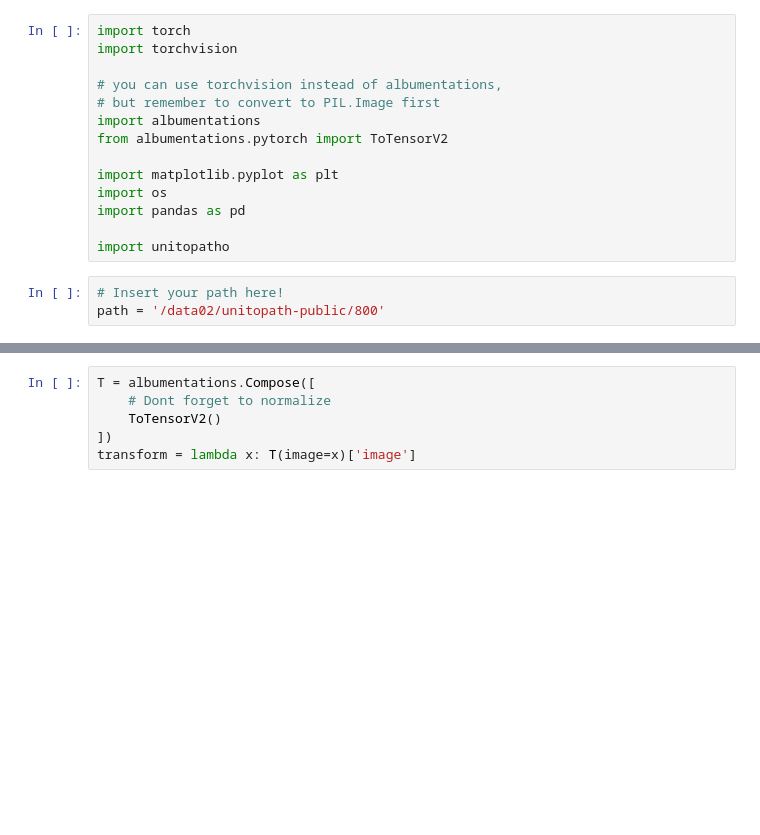
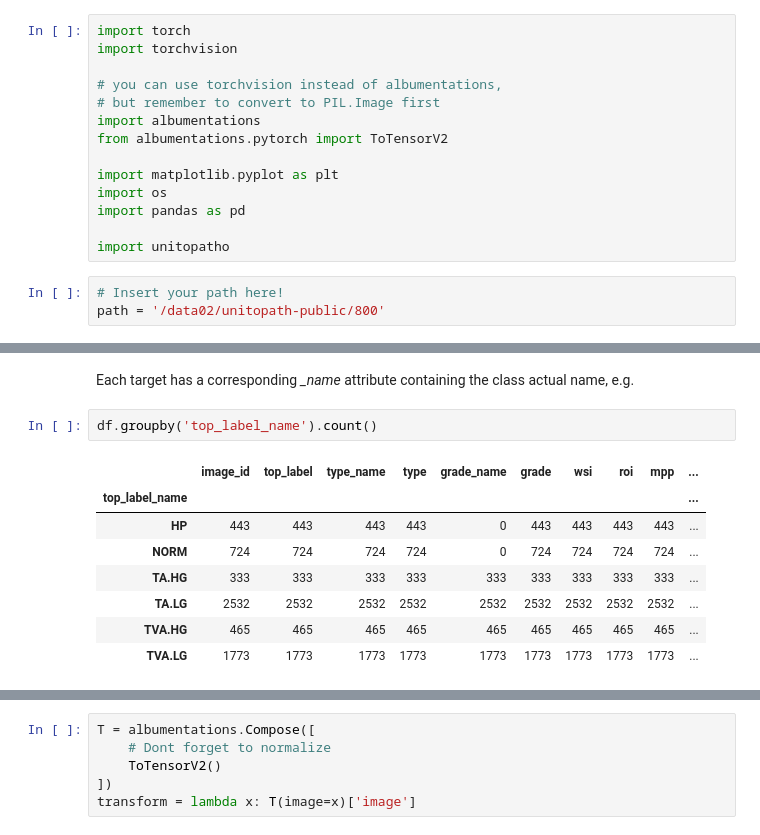
Before and after one commit to EIDOSLAB/UNITOPATHO, a Jupyter notebook: Example.ipynb, the cells around one changed output, grey strips where cells are left out. Cells and saved outputs as stored; diff of their text form; blank space fills up the shorter version.

```diff
--- a/Example.ipynb
+++ b/Example.ipynb
@@ -17,0 +38,13 @@ path = '/data02/unitopath-public/800'
+# %% [markdown]
+Each target has a corresponding *_name* attribute containing the class actual name, e.g.
+# %%
+df.groupby('top_label_name').count()
+# %% [output]
+|  | image_id | top_label | type_name | type | grade_name | grade | wsi | roi | mpp | ... |
+| top_label_name |  |  |  |  |  |  |  |  |  | ... |
+| HP | 443 | 443 | 443 | 443 | 0 | 443 | 443 | 443 | 443 | ... |
+| NORM | 724 | 724 | 724 | 724 | 0 | 724 | 724 | 724 | 724 | ... |
+| TA.HG | 333 | 333 | 333 | 333 | 333 | 333 | 333 | 333 | 333 | ... |
+| TA.LG | 2532 | 2532 | 2532 | 2532 | 2532 | 2532 | 2532 | 2532 | 2532 | ... |
+| TVA.HG | 465 | 465 | 465 | 465 | 465 | 465 | 465 | 465 | 465 | ... |
+| TVA.LG | 1773 | 1773 | 1773 | 1773 | 1773 | 1773 | 1773 | 1773 | 1773 | ... |
```
Also changed, not shown: parts of 13 cells of this notebook.
